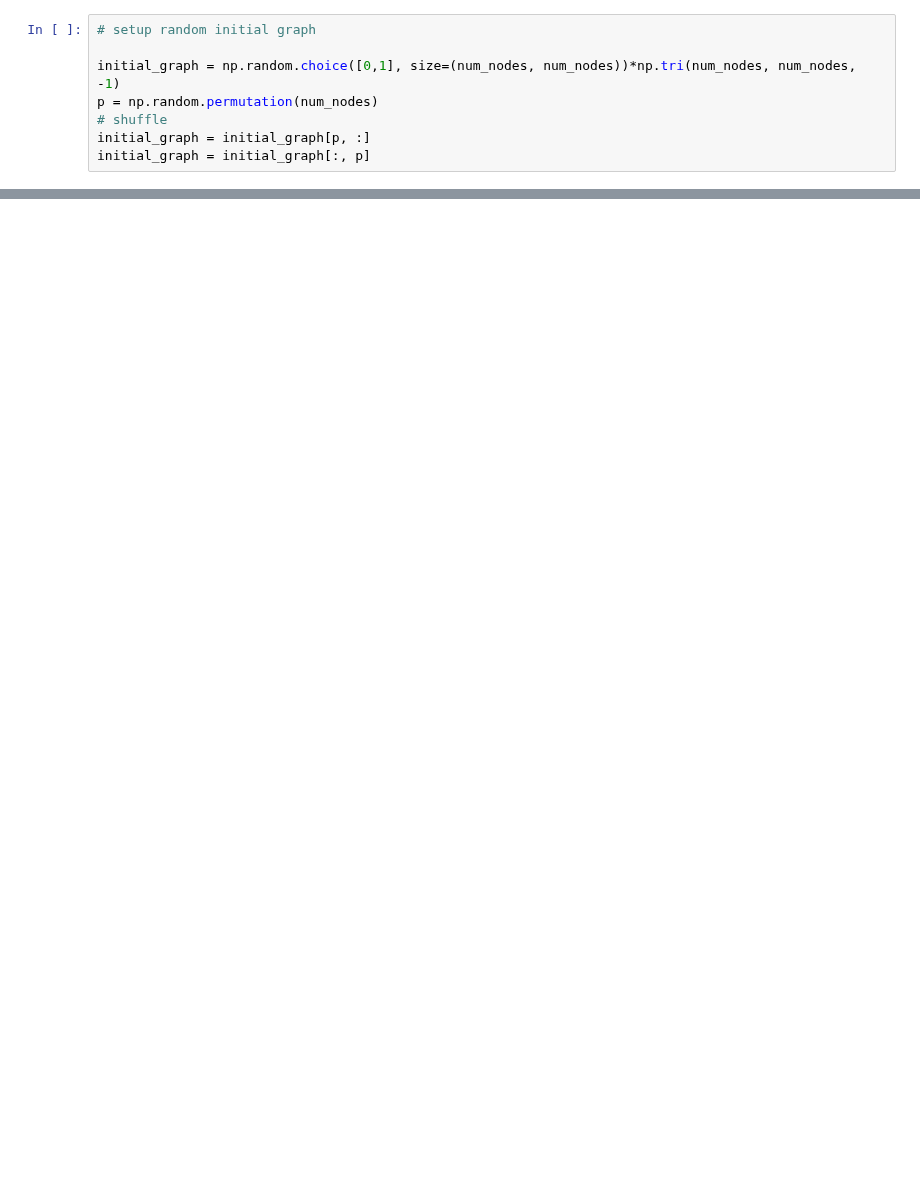
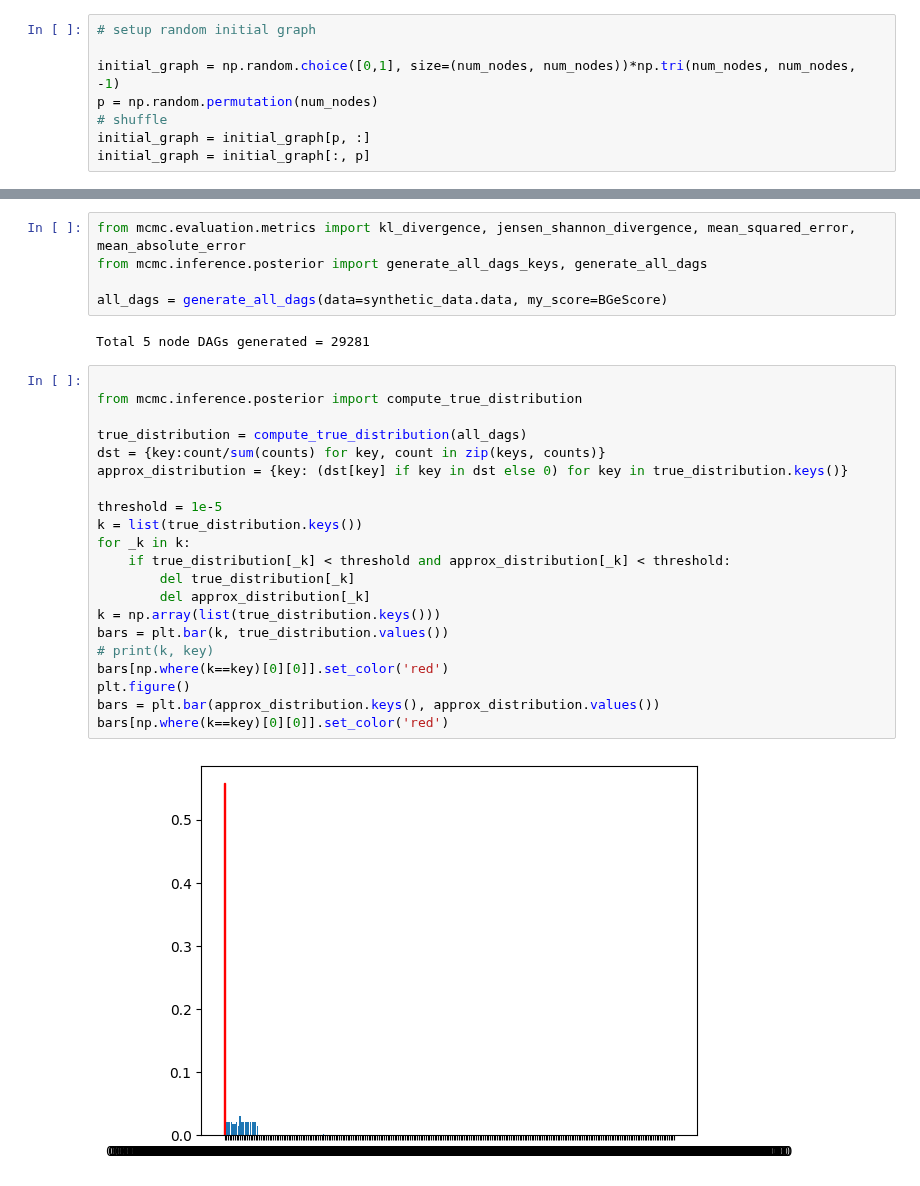
Before and after one commit to human-technology-institute/structure_learning, a Jupyter notebook: examples/partition_mcmc.ipynb, the cells around one changed output, grey strips where cells are left out. Drawn from its saved outputs; the diff is of its cells as text; blank space fills up the shorter version.

Commit message:
refactored partition utils and proposal; added GT and approximate posterior comparison

```diff
--- a/examples/partition_mcmc.ipynb
+++ b/examples/partition_mcmc.ipynb
@@ -112,0 +111,30 @@ print(true_score)
+# %%
+from mcmc.evaluation.metrics import kl_divergence, jensen_shannon_divergence, mean_squared_error, mean_absolute_error
+from mcmc.inference.posterior import generate_all_dags_keys, generate_all_dags
+
+all_dags = generate_all_dags(data=synthetic_data.data, my_score=BGeScore)
+# %% [output]
+Total 5 node DAGs generated = 29281
+# %%
+
+from mcmc.inference.posterior import compute_true_distribution
+
+true_distribution = compute_true_distribution(all_dags)
+dst = {key:count/sum(counts) for key, count in zip(keys, counts)}
+approx_distribution = {key: (dst[key] if key in dst else 0) for key in true_distribution.keys()}
+
+threshold = 1e-5
+k = list(true_distribution.keys())
+for _k in k:
+    if true_distribution[_k] < threshold and approx_distribution[_k] < threshold:
+        del true_distribution[_k]
+        del approx_distribution[_k]
+k = np.array(list(true_distribution.keys()))
+bars = plt.bar(k, true_distribution.values())
+# print(k, key)
+bars[np.where(k==key)[0][0]].set_color('red')
+plt.figure()
+bars = plt.bar(approx_distribution.keys(), approx_distribution.values())
+bars[np.where(k==key)[0][0]].set_color('red')
+# %% [output]
+[figure, added]
```
Also changed, not shown: parts of 11 cells of this notebook, 5 other files.
